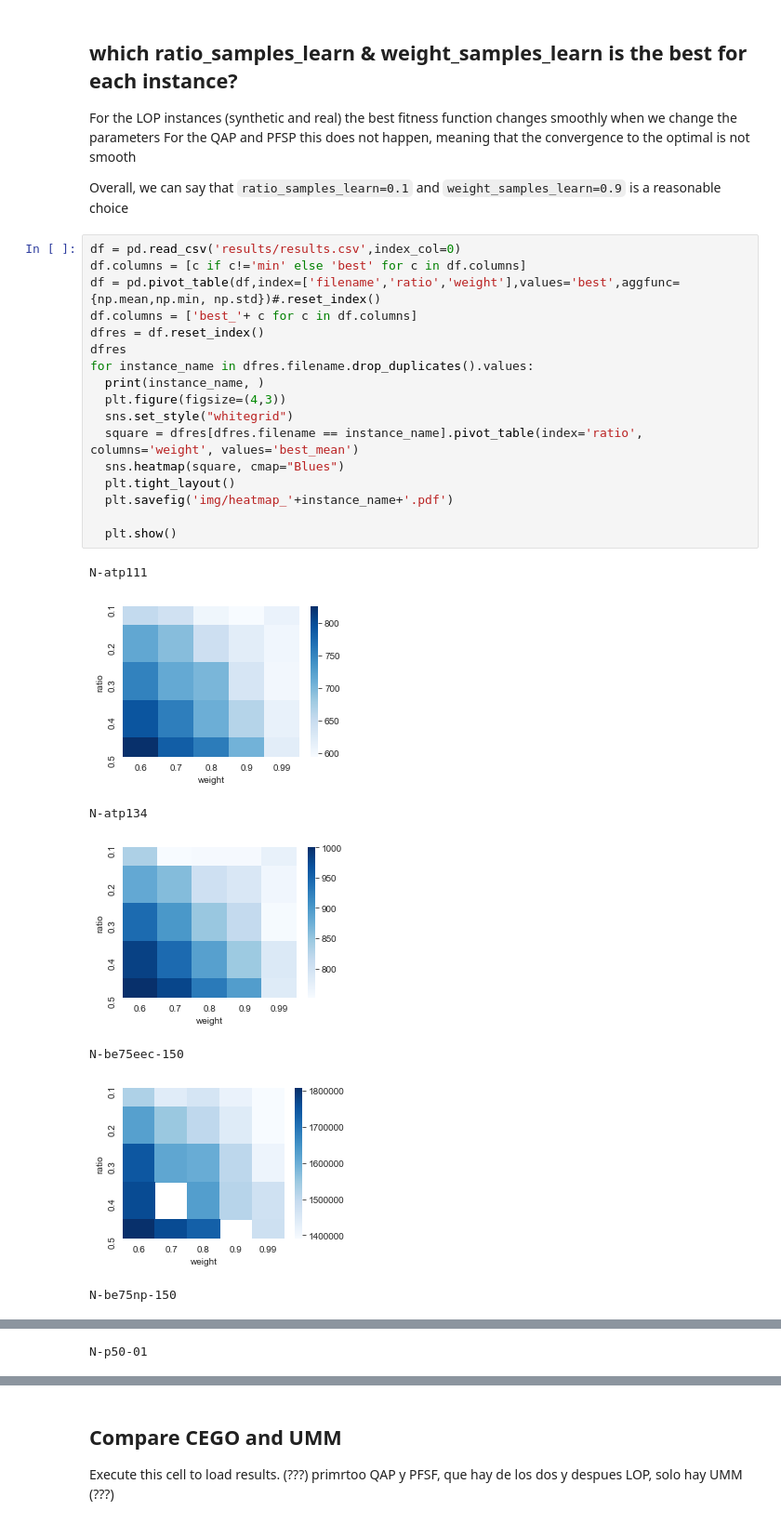
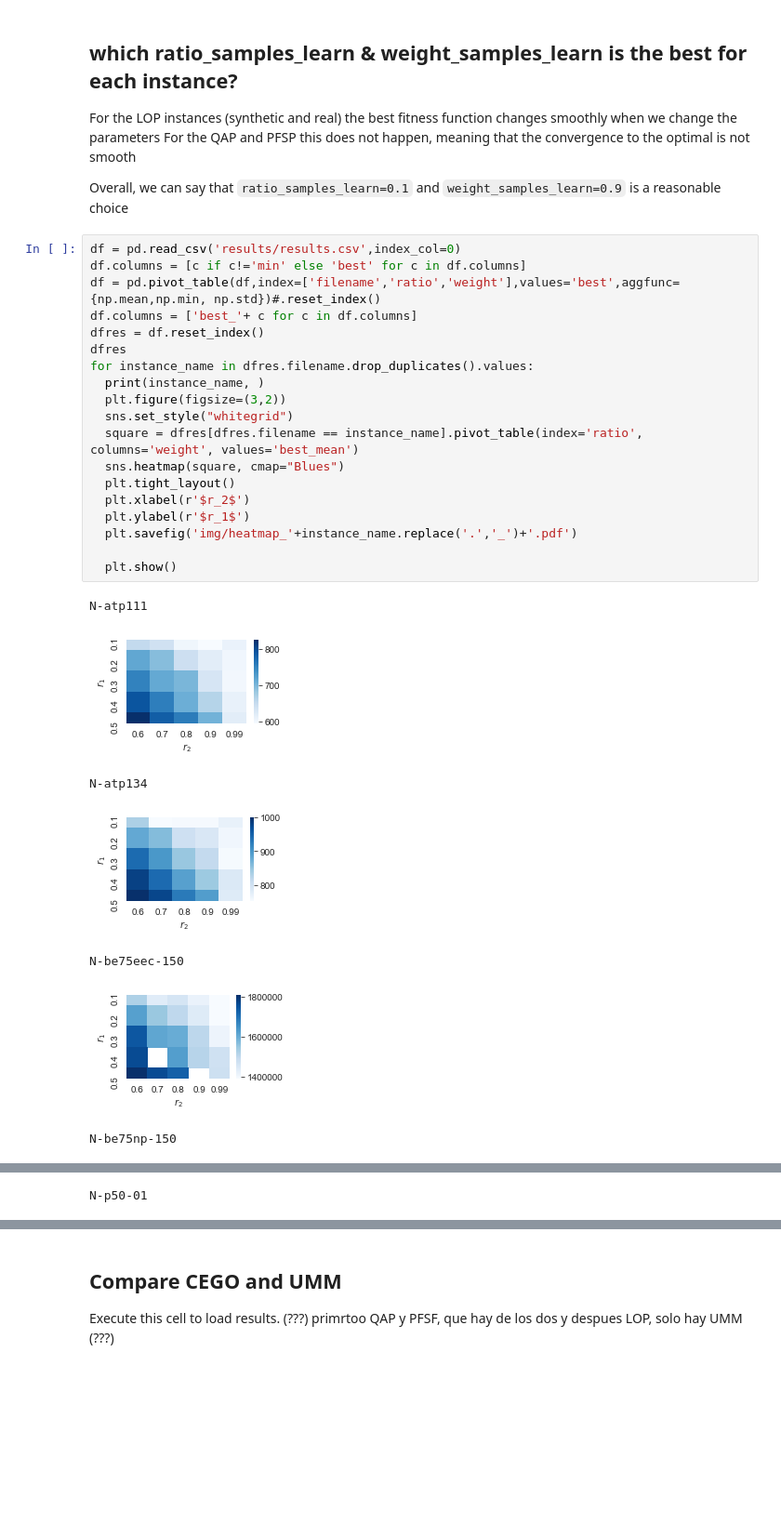
Before and after one commit to ekhiru/BB_optim, a Jupyter notebook: BB opt 2.ipynb, the cells around one changed output, grey strips where cells are left out. Shown at 93% size. Saved outputs shown, nothing was run; the diff lists cells and outputs as text; blank space fills up the shorter version.

```diff
--- a/BB opt 2.ipynb
+++ b/BB opt 2.ipynb
@@ -112,25 +112,27 @@ Overall, we can say that `ratio_samples_learn=0.1` and `weight_samples_learn=0.9
 # %%
 df = pd.read_csv('results/results.csv',index_col=0)
 df.columns = [c if c!='min' else 'best' for c in df.columns]
 df = pd.pivot_table(df,index=['filename','ratio','weight'],values='best',aggfunc={np.mean,np.min, np.std})#.reset_index()
 df.columns = ['best_'+ c for c in df.columns]
 dfres = df.reset_index()
 dfres
 for instance_name in dfres.filename.drop_duplicates().values:
   print(instance_name, )
-  plt.figure(figsize=(4,3))
+  plt.figure(figsize=(3,2))
   sns.set_style("whitegrid")
   square = dfres[dfres.filename == instance_name].pivot_table(index='ratio', columns='weight', values='best_mean')
   sns.heatmap(square, cmap="Blues")
   plt.tight_layout()
-  plt.savefig('img/heatmap_'+instance_name+'.pdf')
+  plt.xlabel(r'$r_2$')
+  plt.ylabel(r'$r_1$')
+  plt.savefig('img/heatmap_'+instance_name.replace('.','_')+'.pdf')
 
   plt.show()
 # %% [output]
 N-atp111
-[figure, old version]
+[figure, new version]
 N-atp134
-[figure, old version]
+[figure, new version]
 N-be75eec-150
-[figure, old version]
+[figure, new version]
 N-be75np-150
```
Also changed, not shown: parts of 3 cells of this notebook, 22 other files.
